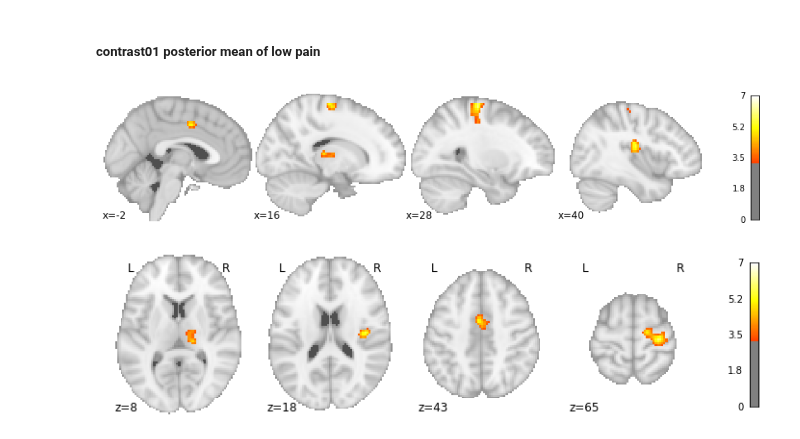
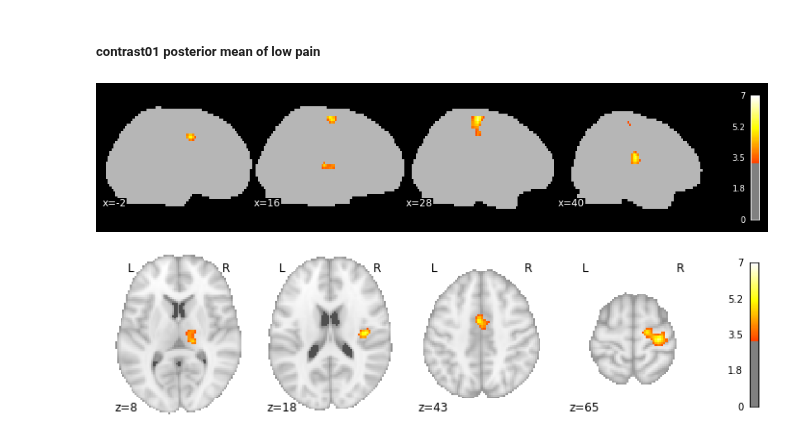
Before and after one commit to syzhang/tsl_hbi, a Jupyter notebook: imaging_plot/visualise_onemodel.ipynb, the cells around one changed output. Cells and saved outputs as stored; diff of their text form; code cells hidden in the pictures.

```diff
--- a/imaging_plot/visualise_onemodel.ipynb
+++ b/imaging_plot/visualise_onemodel.ipynb
@@ -16,6 +16,8 @@ import nilearn.plotting
 #     cont06 = ['Low>High','T', con_names, [0,0,-1,1]]
 # %% [markdown]
 ##### contrast01 posterior mean of low pain
+# %%
+bg = '../../../TSL_output/group_mask.nii.gz'
 # %%
 # pmod posterior mean
 img = '../../../TSL_output/2ndLevel_io_jf_pp_pe_hl_FDR0001/2ndLevel/con_0001/spmT_0001_thr.nii'
@@ -23,13 +25,13 @@ z_map = img
 # %%
 from nilearn.glm import threshold_stats_img
 clean_map, threshold = threshold_stats_img(
     z_map, alpha=.001, height_control='fpr', cluster_threshold=10)
 peak_x = np.unique(peaks['X'])
 g = nilearn.plotting.plot_stat_map(clean_map, threshold=threshold, vmax=7,
-              display_mode='x', cut_coords=(peak_x), draw_cross=False)
+              display_mode='x', cut_coords=(peak_x), draw_cross=False, bg_img=bg)
 # g.savefig('./figs/high_pain_x.pdf')
 # %% [output]
-[figure, old version]
+[figure, new version]
 # %%
 peak_x = np.unique(peaks['Z'])
 g = nilearn.plotting.plot_stat_map(clean_map, threshold=threshold, vmax=7,
```
Also changed, not shown: 8 other files.
